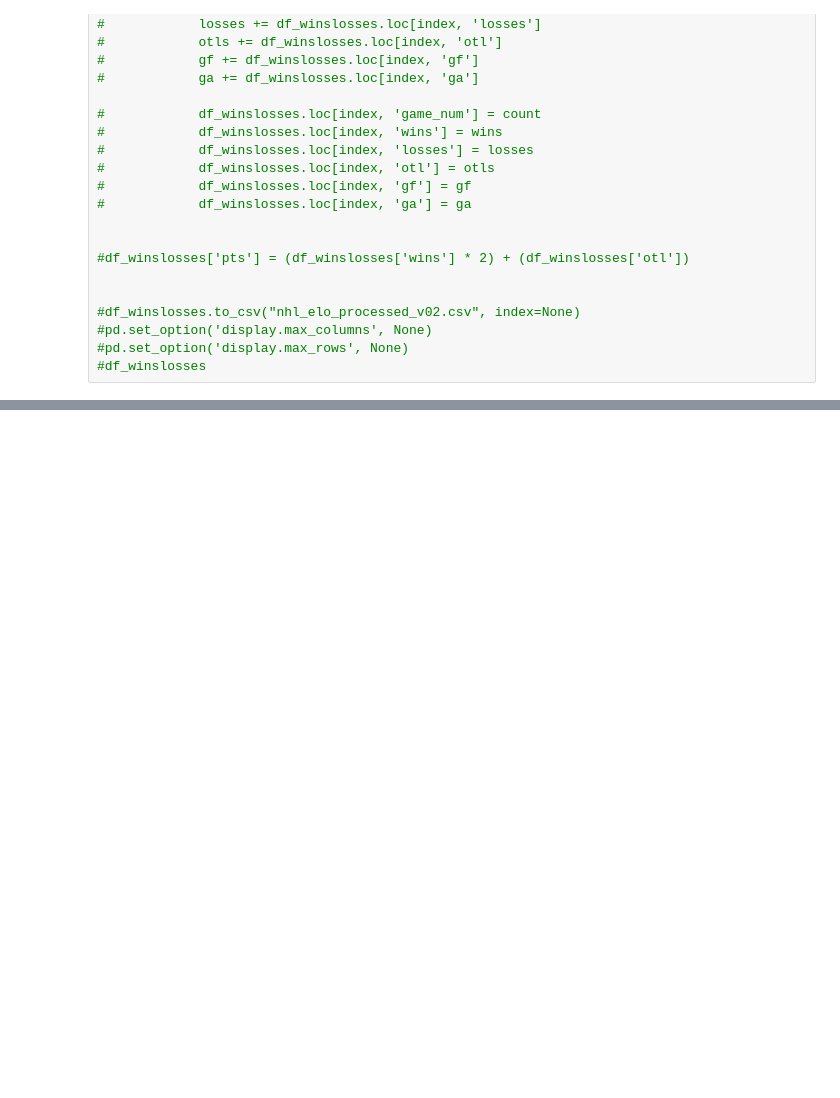
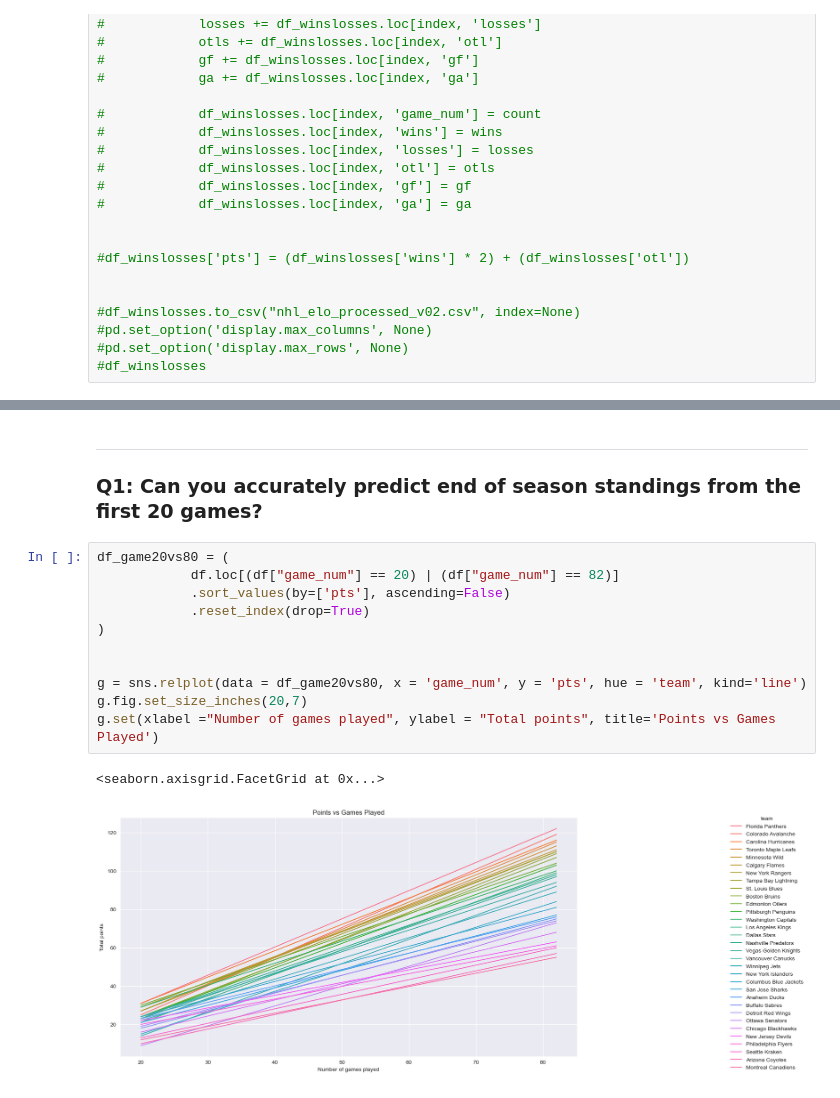
Before and after one commit to ubco-W2022T1-cosc301/project-group10, a Jupyter notebook: notebooks/AndreiZipisNotebook.ipynb, the cells around one changed output, grey strips where cells are left out. Drawn from its saved outputs; the diff is of its cells as text; blank space fills up the shorter version.

```diff
--- a/notebooks/AndreiZipisNotebook.ipynb
+++ b/notebooks/AndreiZipisNotebook.ipynb
@@ -202,0 +240,17 @@ df
+# %% [markdown]
+___
+### Q1: Can you accurately predict end of season standings from the first 20 games?
+# %%
+df_game20vs80 = (
+            df.loc[(df["game_num"] == 20) | (df["game_num"] == 82)]
+            .sort_values(by=['pts'], ascending=False)
+            .reset_index(drop=True)
+)
+
+
+g = sns.relplot(data = df_game20vs80, x = 'game_num', y = 'pts', hue = 'team', kind='line')
+g.fig.set_size_inches(20,7)
+g.set(xlabel ="Number of games played", ylabel = "Total points", title='Points vs Games Played')
+# %% [output]
+<seaborn.axisgrid.FacetGrid at 0x...>
+[figure, added]
```
Also changed, not shown: parts of 22 cells of this notebook.
